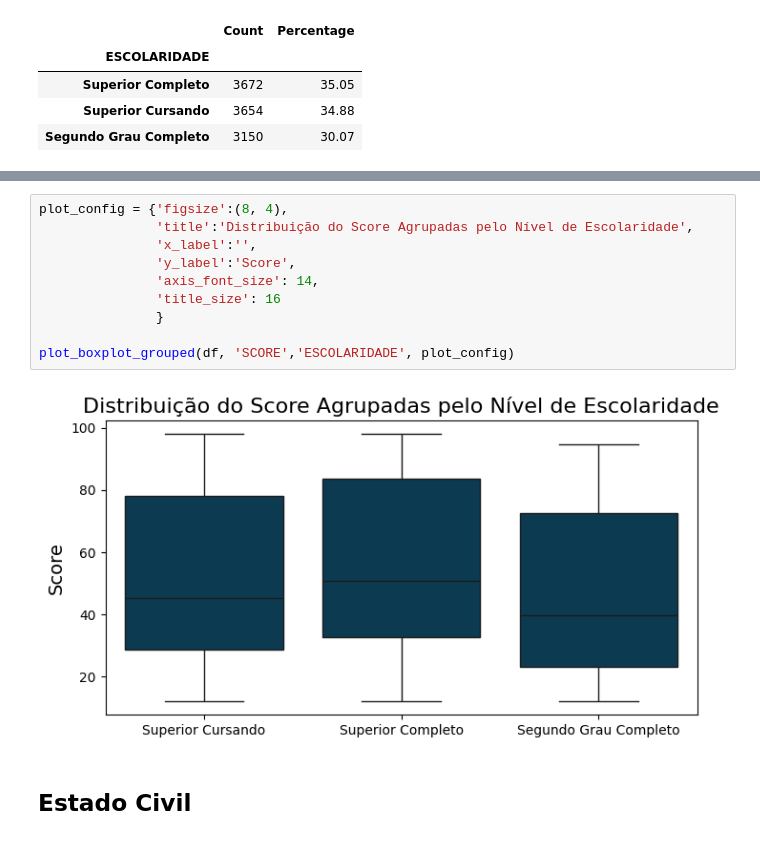
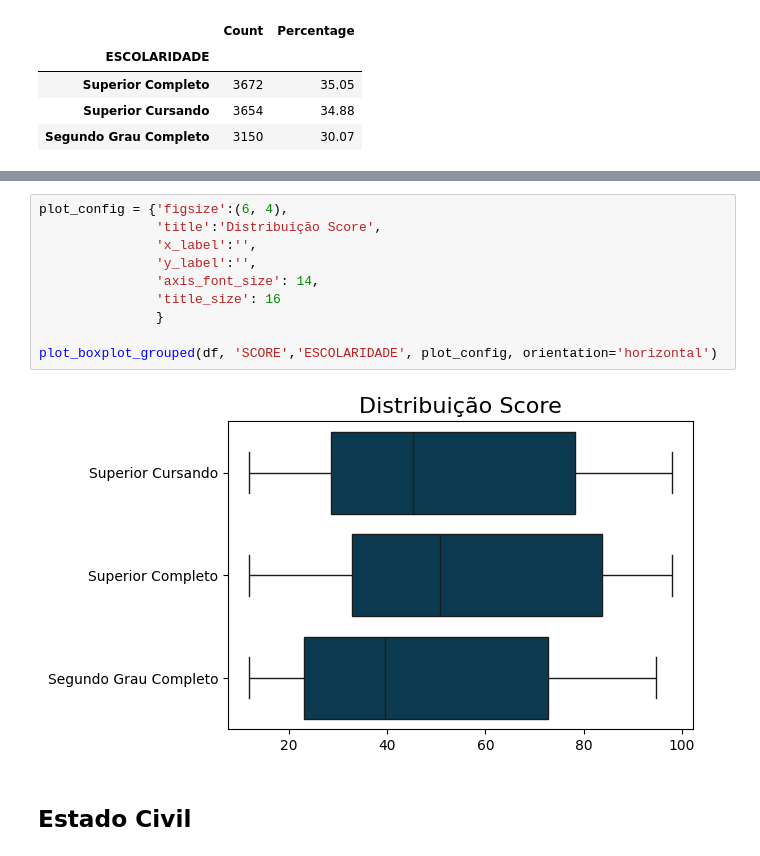
Before and after one commit to AnnaPaulaFigueiredo/credit-score, a Jupyter notebook: data_analysis.ipynb, the cells around one changed output, grey strips where cells are left out. Saved outputs shown, nothing was run; the diff lists cells and outputs as text.

```diff
--- a/data_analysis.ipynb
+++ b/data_analysis.ipynb
@@ -620,17 +740,17 @@ extended_stats_by_group(df, 'ESCOLARIDADE', 'SCORE')
 | 1 | Superior Completo | 3672 | 12.00 | 98.00 | 52.85 | 50.67 | 27.78 | 0.24 | 50.88 | 35.05 | ... |
 | 2 | Superior Cursando | 3654 | 12.00 | 98.00 | 50.22 | 45.17 | 28.30 | 0.23 | 49.50 | 34.88 | ... |
 # %%
-plot_config = {'figsize':(8, 4),
-               'title':'Distribuição do Score Agrupadas pelo Nível de Escolaridade',
+plot_config = {'figsize':(6, 4),
+               'title':'Distribuição Score',
                'x_label':'',
-               'y_label':'Score',
+               'y_label':'',
                'axis_font_size': 14,
                'title_size': 16
                }
 
-plot_boxplot_grouped(df, 'SCORE','ESCOLARIDADE', plot_config)
+plot_boxplot_grouped(df, 'SCORE','ESCOLARIDADE', plot_config, orientation='horizontal')
 # %% [output]
-[figure, old version]
+[figure, new version]
 # %% [markdown]
 ## Estado Civil
 # %%
```
Also changed, not shown: parts of 53 cells of this notebook.
